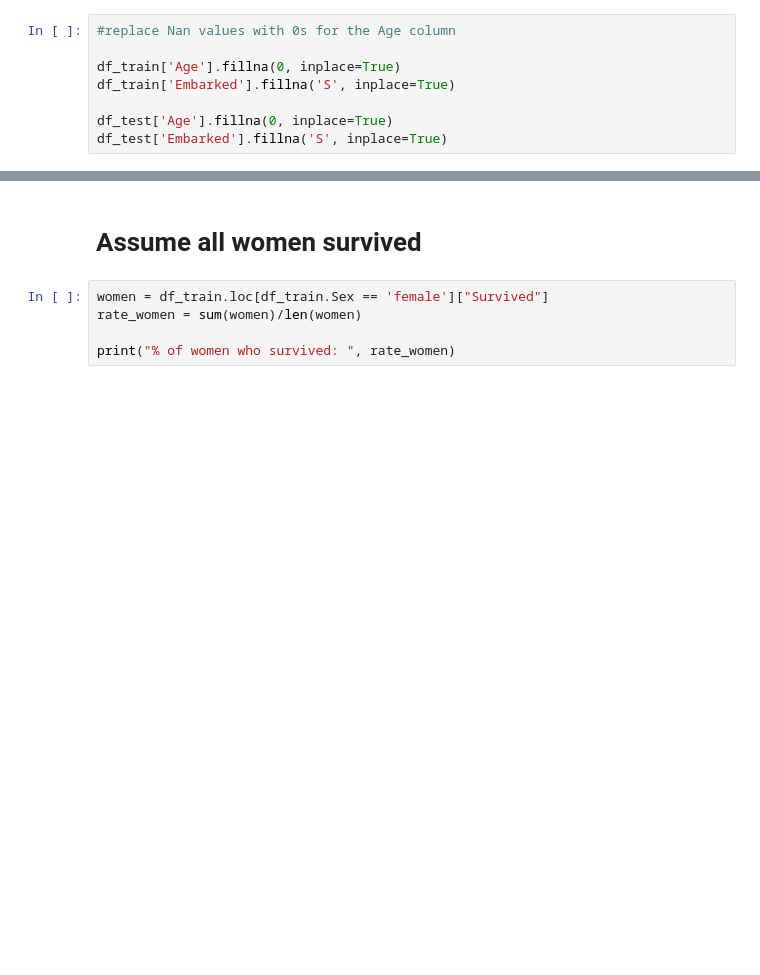
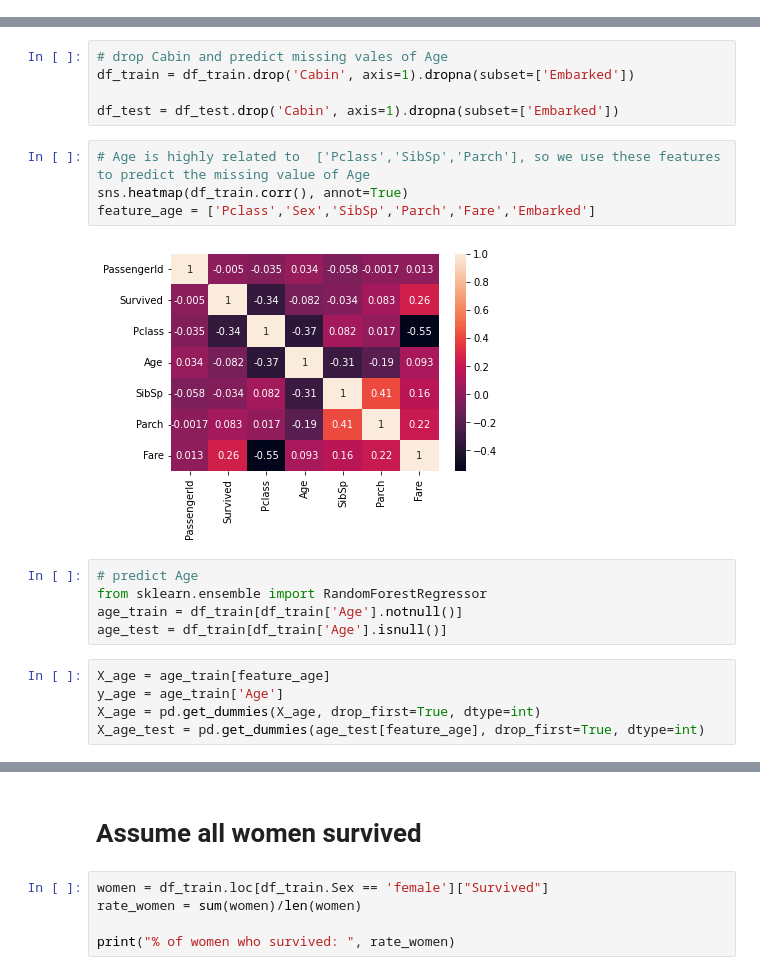
Before and after one commit to 0Ellias0/Titanic_death_prediction, a Jupyter notebook: Main.ipynb, the cells around one changed output, grey strips where cells are left out. Saved outputs shown, nothing was run; the diff lists cells and outputs as text; blank space fills up the shorter version.

Commit message:
New Random forest

```diff
--- a/Main.ipynb
+++ b/Main.ipynb
@@ -12,11 +13,3 @@ df_train.head()
 | 2 | 3 | 1 | 3 | Heikkinen, Miss. Laina | female | 26.0 | 0 | 0 | STON/O2. 3101282 | 7.9250 | ... |
 | 3 | 4 | 1 | 1 | Futrelle, Mrs. Jacques Heath (Lil... | female | 35.0 | 1 | 0 | 113803 | 53.1000 | ... |
 | 4 | 5 | 0 | 3 | Allen, Mr. William Henry | male | 35.0 | 0 | 0 | 373450 | 8.0500 | ... |
-# %%
-#replace Nan values with 0s for the Age column
-
-df_train['Age'].fillna(0, inplace=True)
-df_train['Embarked'].fillna('S', inplace=True)
-
-df_test['Age'].fillna(0, inplace=True)
-df_test['Embarked'].fillna('S', inplace=True)
@@ -22,0 +59,21 @@ df_test['Embarked'].fillna('S', inplace=True)
+# %%
+# drop Cabin and predict missing vales of Age
+df_train = df_train.drop('Cabin', axis=1).dropna(subset=['Embarked'])
+
+df_test = df_test.drop('Cabin', axis=1).dropna(subset=['Embarked'])
+# %%
+# Age is highly related to  ['Pclass','SibSp','Parch'], so we use these features to predict the missing value of Age
+sns.heatmap(df_train.corr(), annot=True)
+feature_age = ['Pclass','Sex','SibSp','Parch','Fare','Embarked']
+# %% [output]
+[figure, added]
+# %%
+# predict Age
+from sklearn.ensemble import RandomForestRegressor
+age_train = df_train[df_train['Age'].notnull()]
+age_test = df_train[df_train['Age'].isnull()]
+# %%
+X_age = age_train[feature_age]
+y_age = age_train['Age']
+X_age = pd.get_dummies(X_age, drop_first=True, dtype=int)
+X_age_test = pd.get_dummies(age_test[feature_age], drop_first=True, dtype=int)
```
Also changed, not shown: parts of 23 cells of this notebook, 1 other file.
